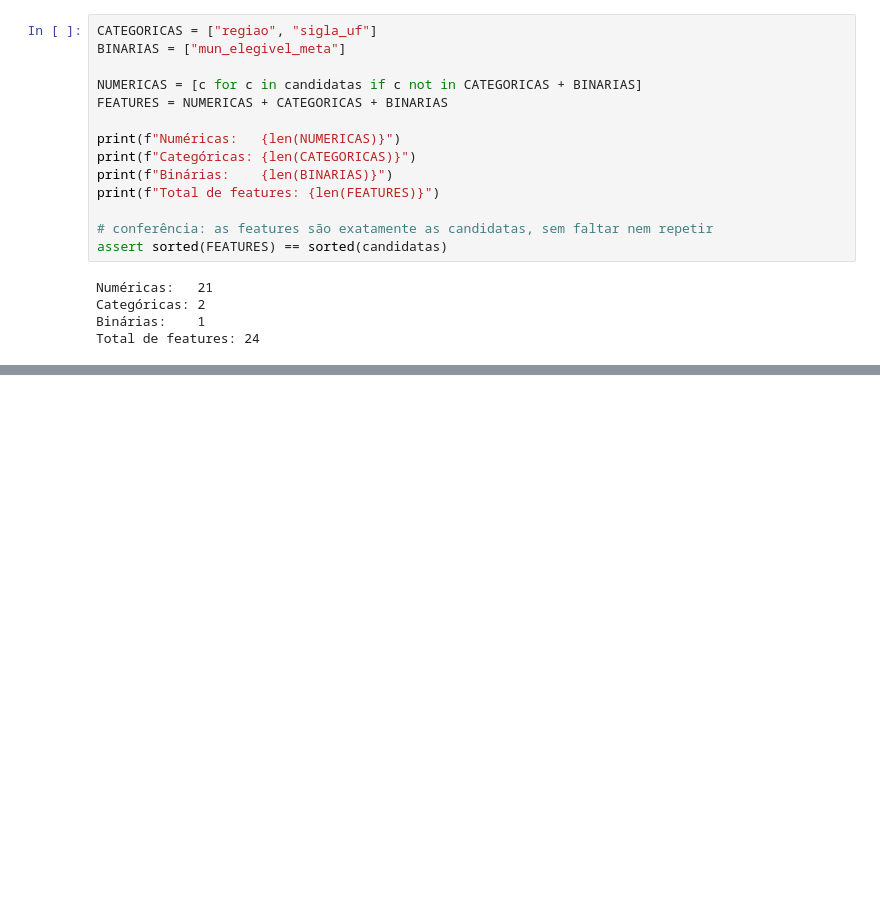
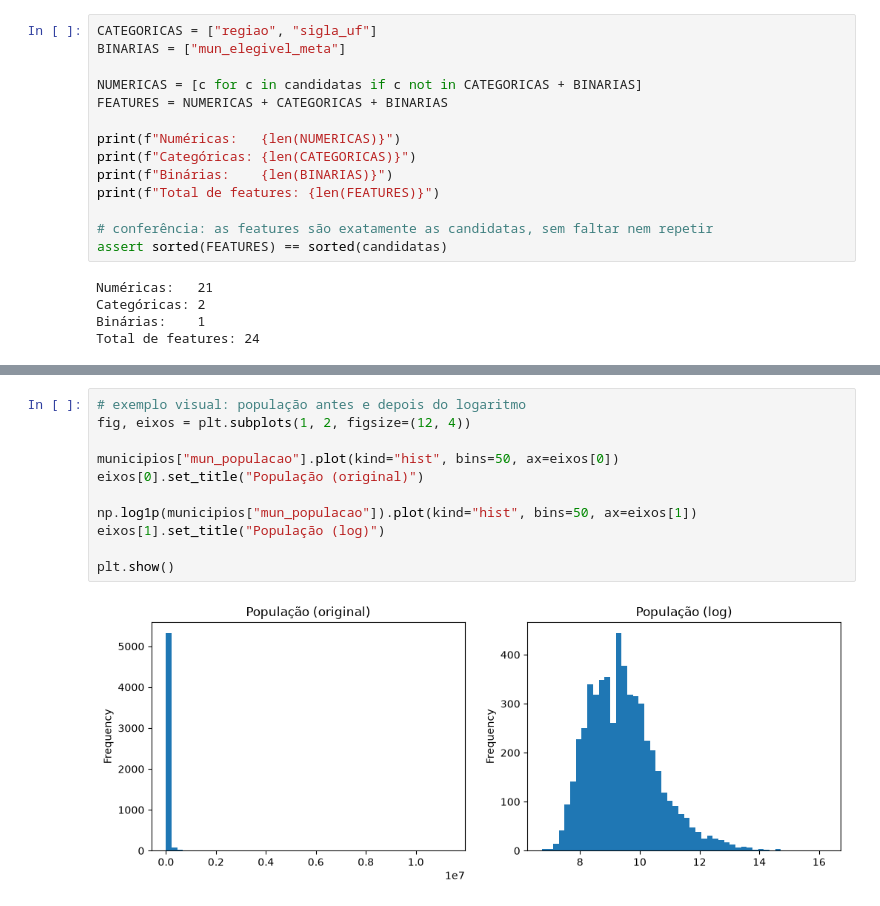
Before and after one commit to LiraJoviniano/tech-challenge-fase3, a Jupyter notebook: notebooks/02_selecao_features.ipynb, the cells around one changed output, grey strips where cells are left out. Cells and saved outputs as stored; diff of their text form; blank space fills up the shorter version.

```diff
--- a/notebooks/02_selecao_features.ipynb
+++ b/notebooks/02_selecao_features.ipynb
@@ -320,0 +367,13 @@ maior risco. Por isso o RS foi mantido na base.
+# %%
+# exemplo visual: população antes e depois do logaritmo
+fig, eixos = plt.subplots(1, 2, figsize=(12, 4))
+
+municipios["mun_populacao"].plot(kind="hist", bins=50, ax=eixos[0])
+eixos[0].set_title("População (original)")
+
+np.log1p(municipios["mun_populacao"]).plot(kind="hist", bins=50, ax=eixos[1])
+eixos[1].set_title("População (log)")
+
+plt.show()
+# %% [output]
+[figure, added]
```
Also changed, not shown: parts of 9 cells of this notebook.
